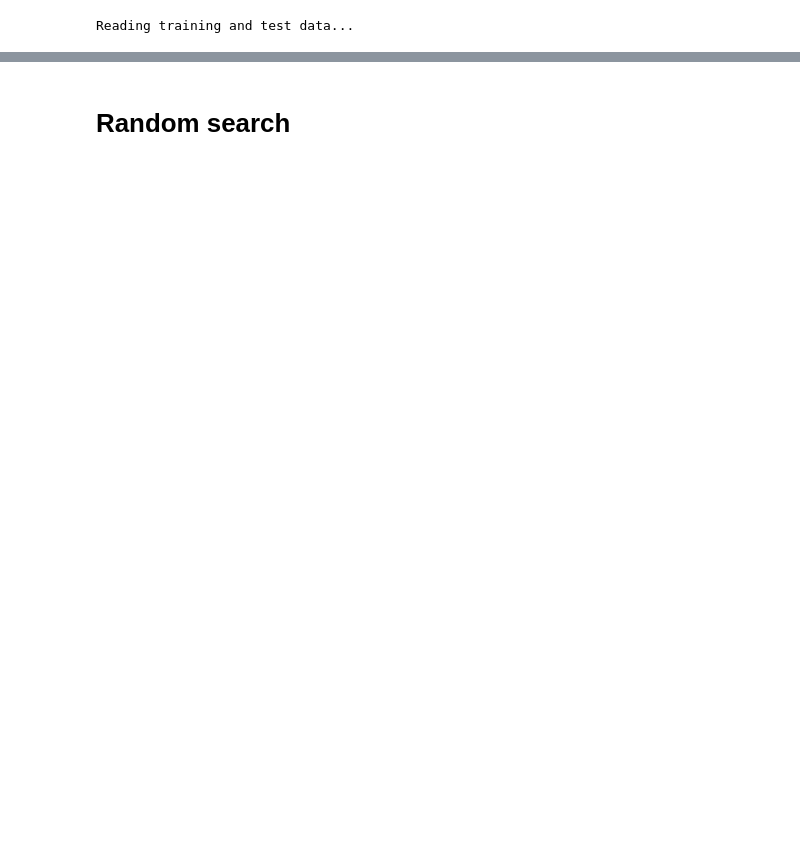
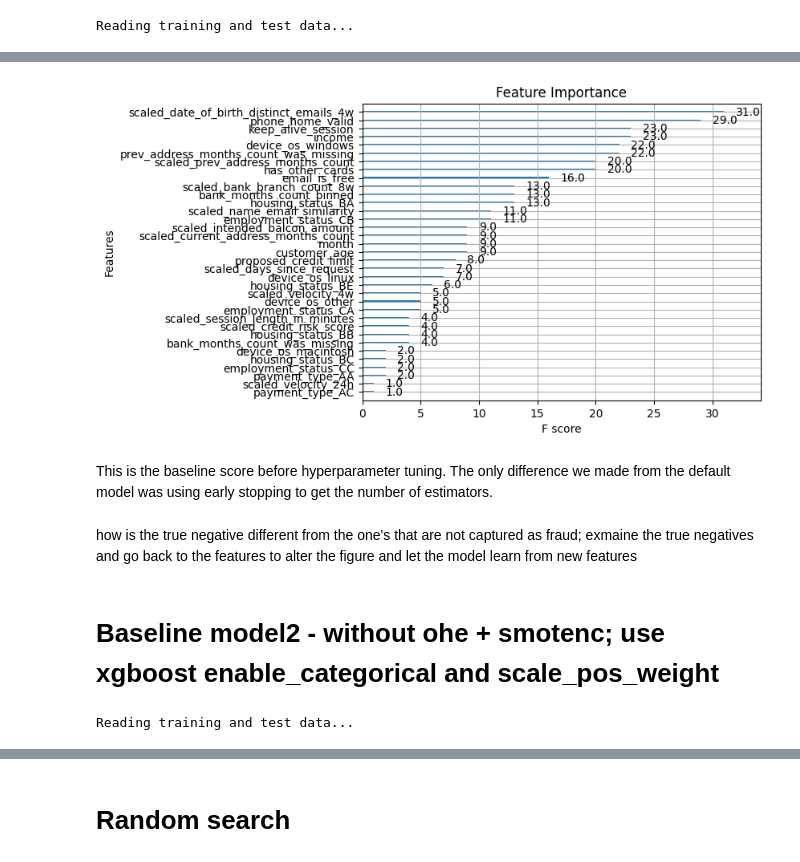
Before and after one commit to czy123czy321/Bank-account-fraud, a Jupyter notebook: code/model_tuning/tuning2.ipynb, the cells around one changed output, grey strips where cells are left out. Saved outputs shown, nothing was run; the diff lists cells and outputs as text; code cells hidden in the pictures; blank space fills up the shorter version.

```diff
--- a/code/model_tuning/tuning2.ipynb
+++ b/code/model_tuning/tuning2.ipynb
@@ -64,0 +263,23 @@ dtest = xgb.DMatrix(X_test, label=y_test)
+# %%
+xgb.plot_importance(default_model, importance_type='weight', title='Feature Importance')
+plt.show()
+# %% [output]
+[figure, added]
+# %% [markdown]
+This is the baseline score before hyperparameter tuning. The only difference we made from the default model was using early stopping to get the number of estimators.
+# %% [markdown]
+how is the true negative different from the one's that are not captured as fraud;
+exmaine the true negatives and go back to the features to alter the figure and let the model learn from new features
+# %% [markdown]
+# Baseline model2 - without ohe + smotenc; use xgboost enable_categorical and scale_pos_weight
+# %%
+print("Reading training and test data...")
+X_train = pd.read_csv(f"{home_dir}/data/no_smote_ohe_x_train.csv", index_col=0)
+y_train = pd.read_csv(f"{home_dir}/data/no_smote_ohe_y_train.csv", index_col=0)
+X_test = pd.read_csv(f"{home_dir}/data/no_smote_ohe_x_test.csv", index_col=0)
+y_test = pd.read_csv(f"{home_dir}/data/no_smote_ohe_y_test.csv", index_col=0)
+
+# X_train_smote = pd.read_csv(f"{parent_dir}/data/x_train_data_smote.csv", index_col=0)
+# y_train_smote = pd.read_csv(f"{parent_dir}/data/y_train_data_smote.csv", index_col=0)
+# %% [output]
+Reading training and test data...
```
Also changed, not shown: parts of 51 cells of this notebook, 11 other files.
